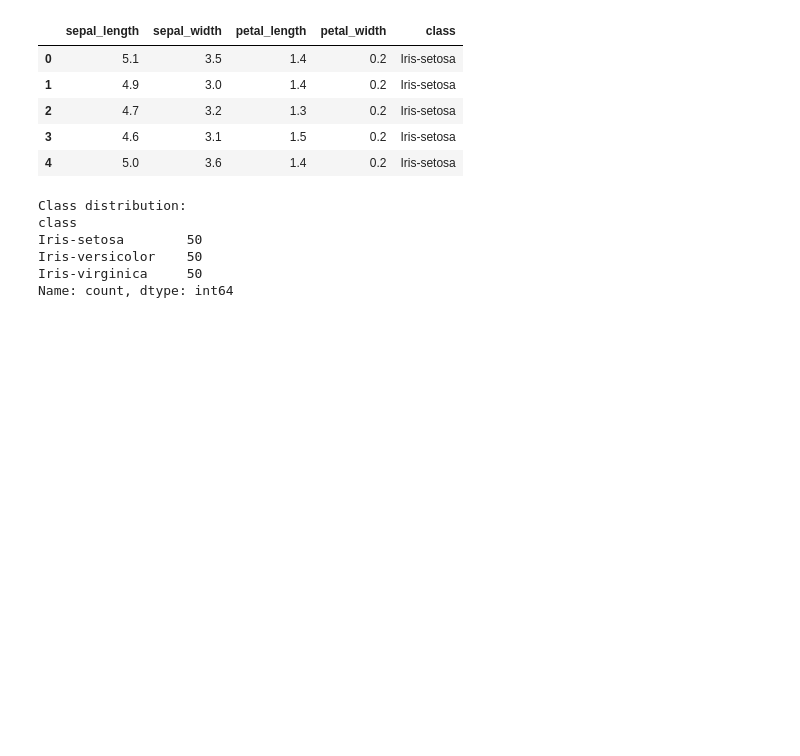
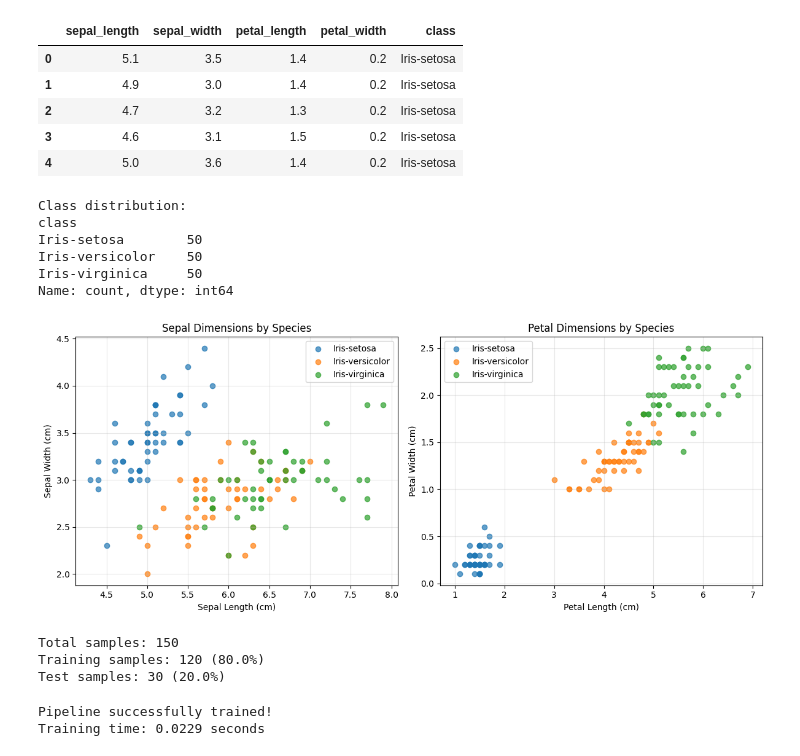
Before and after one commit to Daksh2179/Daksh2179, a Jupyter notebook: Homework1.ipynb, the cells around one changed output. Drawn from its saved outputs; the diff is of its cells as text; code cells hidden in the pictures; blank space fills up the shorter version.

```diff
--- a/Homework1.ipynb
+++ b/Homework1.ipynb
@@ -62,3 +62,71 @@ Iris-setosa        50
 Iris-versicolor    50
 Iris-virginica     50
 Name: count, dtype: int64
+# %%
+fig, axes = plt.subplots(1, 2, figsize=(12, 5))
+
+#plot 1:sepal dimensions
+ax1 = axes[0]
+for species in df['class'].unique():
+    subset = df[df['class'] == species]
+    ax1.scatter(subset['sepal_length'], subset['sepal_width'], label=species, alpha=0.7)
+ax1.set_xlabel('Sepal Length (cm)')
+ax1.set_ylabel('Sepal Width (cm)')
+ax1.set_title('Sepal Dimensions by Species')
+ax1.legend()
+ax1.grid(True, alpha=0.3)
+
+#plot 2:petal dimensions
+ax2 = axes[1]
+for species in df['class'].unique():
+    subset = df[df['class'] == species]
+    ax2.scatter(subset['petal_length'], subset['petal_width'], label=species, alpha=0.7)
+ax2.set_xlabel('Petal Length (cm)')
+ax2.set_ylabel('Petal Width (cm)')
+ax2.set_title('Petal Dimensions by Species')
+ax2.legend()
+ax2.grid(True, alpha=0.3)
+
+plt.tight_layout()
+plt.show()
+# %% [output]
+[figure, added]
+# %%
+X = df.drop('class', axis=1)
+y = df['class']
+
+# split 80% training data and 20% test data
+X_train, X_test, y_train, y_test = train_test_split(
+    X, y,
+    test_size=0.2,
+    random_state=42,
+    stratify=y
+)
+
+print(f"Total samples: {len(df)}")
+print(f"Training samples: {len(X_train)} ({len(X_train)/len(df)*100:.1f}%)")
+print(f"Test samples: {len(X_test)} ({len(X_test)/len(df)*100:.1f}%)")
+# %% [output]
+Total samples: 150
+Training samples: 120 (80.0%)
+Test samples: 30 (20.0%)
+# %%
+#building pipeline
+pipeline = Pipeline([
+    ('scaler', StandardScaler()),
+    ('classifier', LogisticRegression(max_iter=200, random_state=42))
+])
+
+# Measure training time
+start_time = time.time()
+
+# Train the pipeline
+pipeline.fit(X_train, y_train)
+
+training_time = time.time() - start_time
+
+print(f"Pipeline successfully trained!")
+print(f"Training time: {training_time:.4f} seconds")
+# %% [output]
+Pipeline successfully trained!
+Training time: 0.0229 seconds
```
Also changed, not shown: parts of 4 cells of this notebook.
